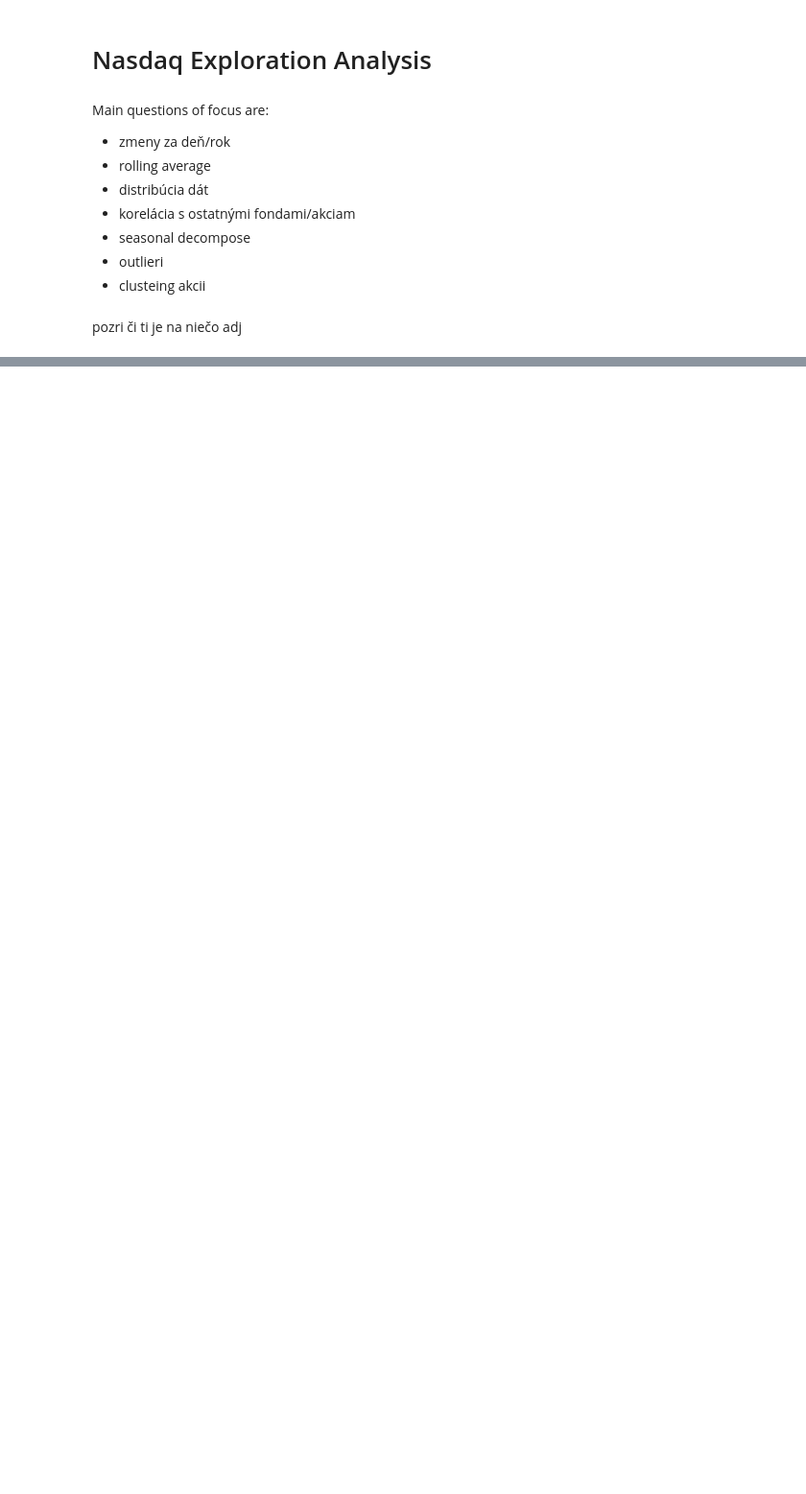
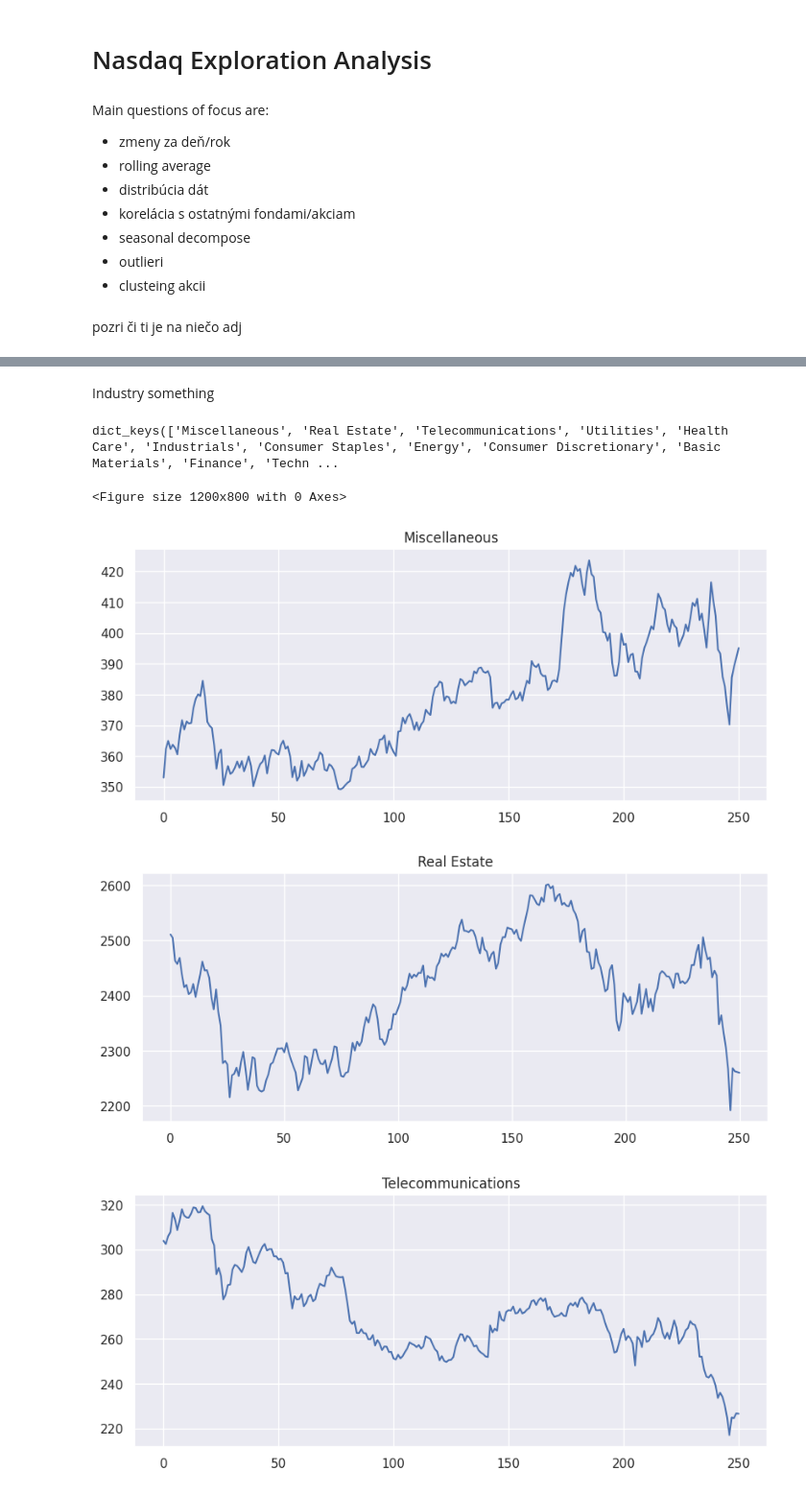
Before and after one commit to benbencik/nasdaq_exloratory_analysis, a Jupyter notebook: nasdaq_analysis.ipynb, the cells around one changed output, grey strips where cells are left out. Shown at 96% size. Cells and saved outputs as stored; diff of their text form; code cells hidden in the pictures; blank space fills up the shorter version.

```diff
--- a/nasdaq_analysis.ipynb
+++ b/nasdaq_analysis.ipynb
@@ -124,12 +32,0 @@ movements
-# %%
-n_clusters = 20
-norm = sklearn.preprocessing.Normalizer()
-kmeans = sklearn.cluster.KMeans(n_clusters=n_clusters, max_iter=10_000)
-pipeline = sklearn.pipeline.make_pipeline(kmeans)
-pipeline.fit(movements.T)# Prediction
-labels = pipeline.predict(movements.T)
-
-sym_labels = pandas.DataFrame({'lab':labels, 'sym': movements.columns})
-
-for i in range(n_clusters):
-    print(f"index: {i}, size of cluster: {len(sym_labels[sym_labels['lab'] == i])}")
@@ -170,0 +36,8 @@ matica korelacii
+# %%
+period_start = pandas.to_datetime("2018-01-01" ,format= '%Y-%m-%d')
+period_end = pandas.to_datetime("2019-01-01" ,format= '%Y-%m-%d')
+
+stocks = loader.get_period(period_start, period_end)
+selected_symbols = list(stocks.keys())
+print(f"Number of selected stocks: {len(selected_symbols)}")
+stocks[selected_symbols[0]].head()
@@ -170,0 +88,32 @@ matica korelacii
+# %% [markdown]
+Industry something
+# %%
+screener = pandas.read_csv("nasdaq_screener.csv")
+# nan != nan
+mapping = {s:[] for s in set(screener['Sector']) if s == s}
+
+for sym in stock_stats.index.to_list():
+    sector = screener[screener['Symbol'] == sym]['Sector'].values
+
+    if sector and isinstance(sector[0], str):
+        mapping[sector[0]].append(sym)
+
+sector_names = mapping.keys()
+sector_names
+# %% [output]
+dict_keys(['Miscellaneous', 'Real Estate', 'Telecommunications', 'Utilities', 'Health Care', 'Industrials', 'Consumer Staples', 'Energy', 'Consumer Discretionary', 'Basic Materials', 'Finance', 'Techn ...
+# %%
+for i, sec in enumerate(sector_names):
+    industry_dict = {s:stocks[s]['Close'].tolist() for s in mapping[sec]}
+    industry = pandas.DataFrame.from_dict(industry_dict)
+
+
+    plt.figure(i)
+    fig, ax = plt.subplots(figsize=(10, 4))
+    fig = seaborn.lineplot(data=industry.sum(axis=1))
+    fig.set_title(sec)
+# %% [output]
+<Figure size 1200x800 with 0 Axes>
+[figure, added]
+[figure, added]
+[figure, added]
```
Also changed, not shown: parts of 25 cells of this notebook.
